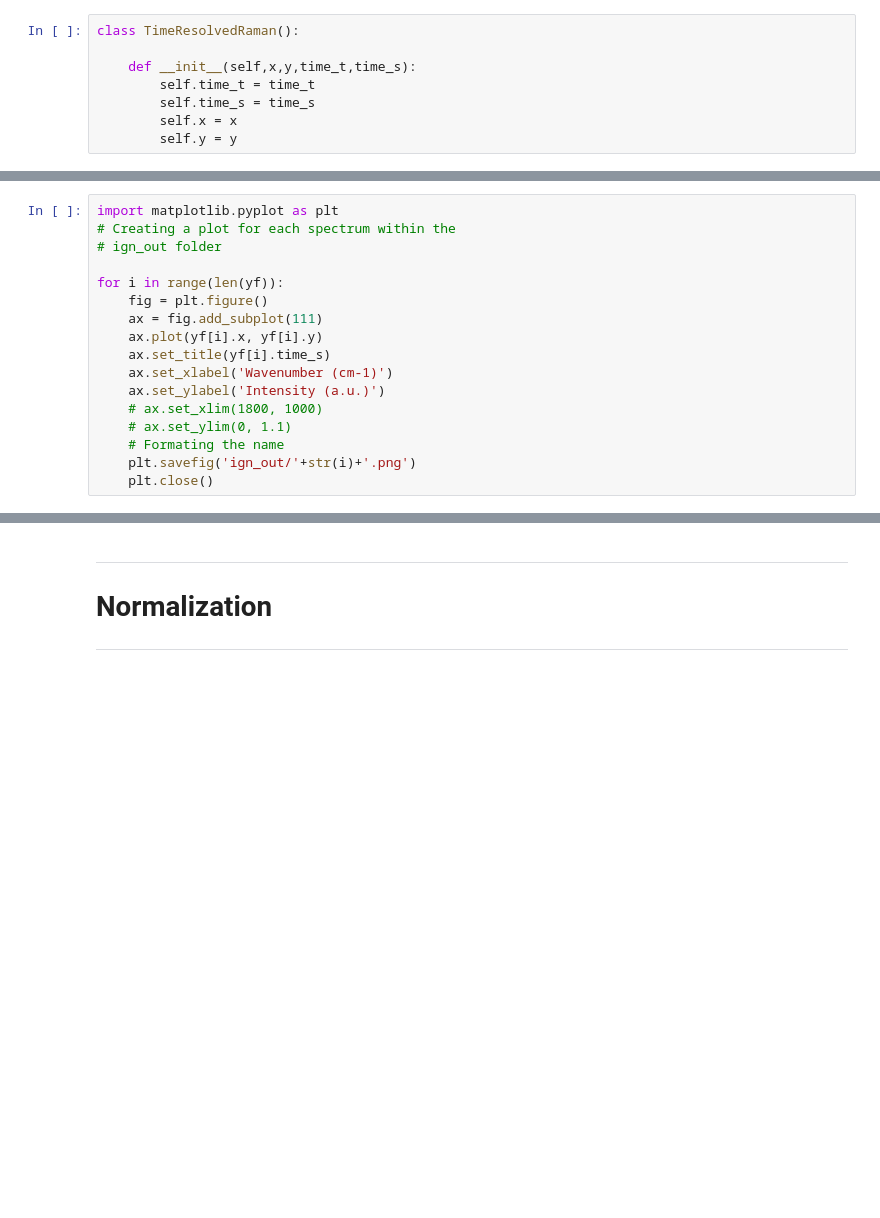
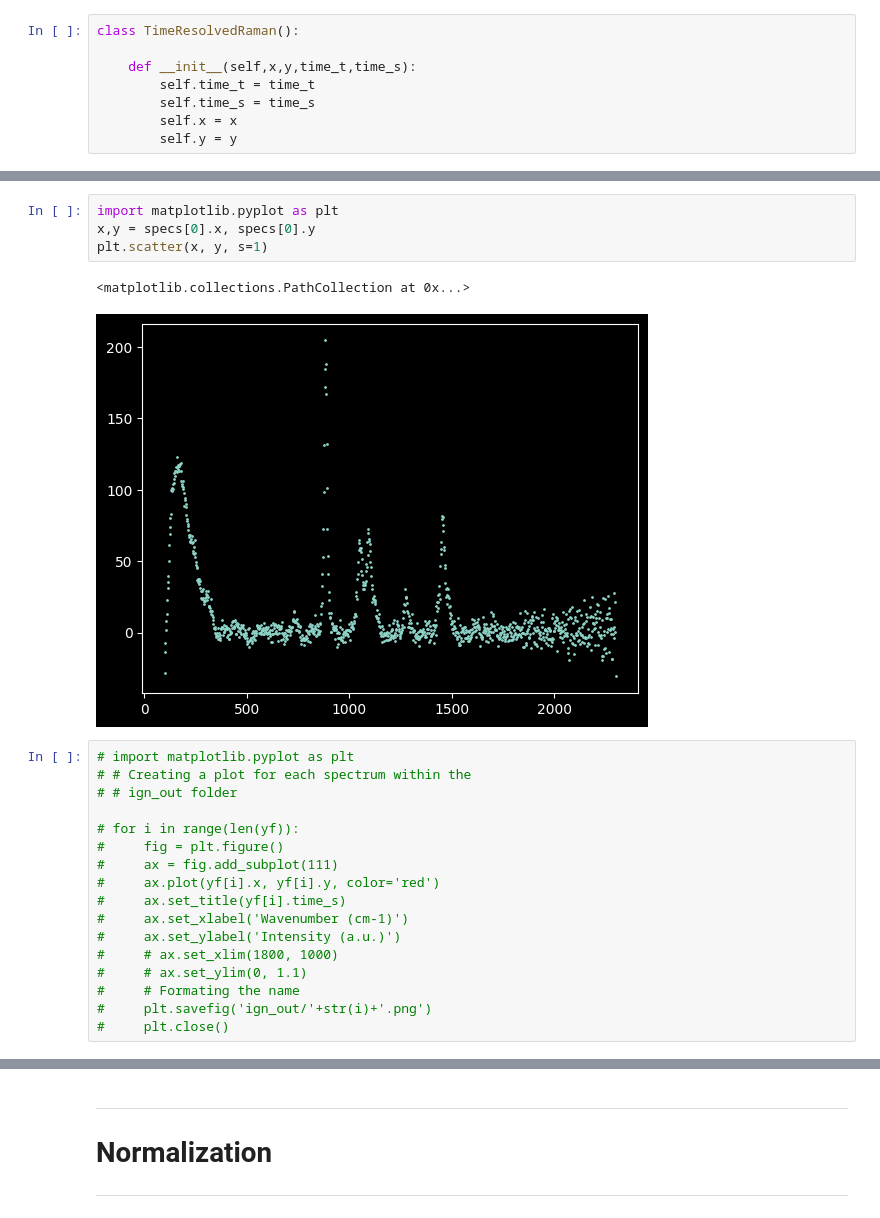
Before and after one commit to oftavira/raman, a Jupyter notebook: colaboraciones/adanf/sep.ipynb, the cells around one changed output, grey strips where cells are left out. Drawn from its saved outputs; the diff is of its cells as text; blank space fills up the shorter version.

```diff
--- a/colaboraciones/adanf/sep.ipynb
+++ b/colaboraciones/adanf/sep.ipynb
@@ -49,20 +54,27 @@ for line in data:
+# %%
+import matplotlib.pyplot as plt
+x,y = specs[0].x, specs[0].y
+plt.scatter(x, y, s=1)
+# %% [output]
+<matplotlib.collections.PathCollection at 0x...>
+[figure, added]
 # %%
-import matplotlib.pyplot as plt
-# Creating a plot for each spectrum within the
-# ign_out folder
+# import matplotlib.pyplot as plt
+# # Creating a plot for each spectrum within the
+# # ign_out folder
 
-for i in range(len(yf)):
-    fig = plt.figure()
-    ax = fig.add_subplot(111)
-    ax.plot(yf[i].x, yf[i].y)
-    ax.set_title(yf[i].time_s)
-    ax.set_xlabel('Wavenumber (cm-1)')
-    ax.set_ylabel('Intensity (a.u.)')
-    # ax.set_xlim(1800, 1000)
-    # ax.set_ylim(0, 1.1)
-    # Formating the name
-    plt.savefig('ign_out/'+str(i)+'.png')
-    plt.close()
+# for i in range(len(yf)):
+#     fig = plt.figure()
+#     ax = fig.add_subplot(111)
+#     ax.plot(yf[i].x, yf[i].y, color='red')
+#     ax.set_title(yf[i].time_s)
+#     ax.set_xlabel('Wavenumber (cm-1)')
+#     ax.set_ylabel('Intensity (a.u.)')
+#     # ax.set_xlim(1800, 1000)
+#     # ax.set_ylim(0, 1.1)
+#     # Formating the name
+#     plt.savefig('ign_out/'+str(i)+'.png')
+#     plt.close()
 # %%
 # Creating a video from the images, the video waits a half second
 # between each frame, and each frame is shown for a half second
```
Also changed, not shown: parts of 10 cells of this notebook, 2 other files.
